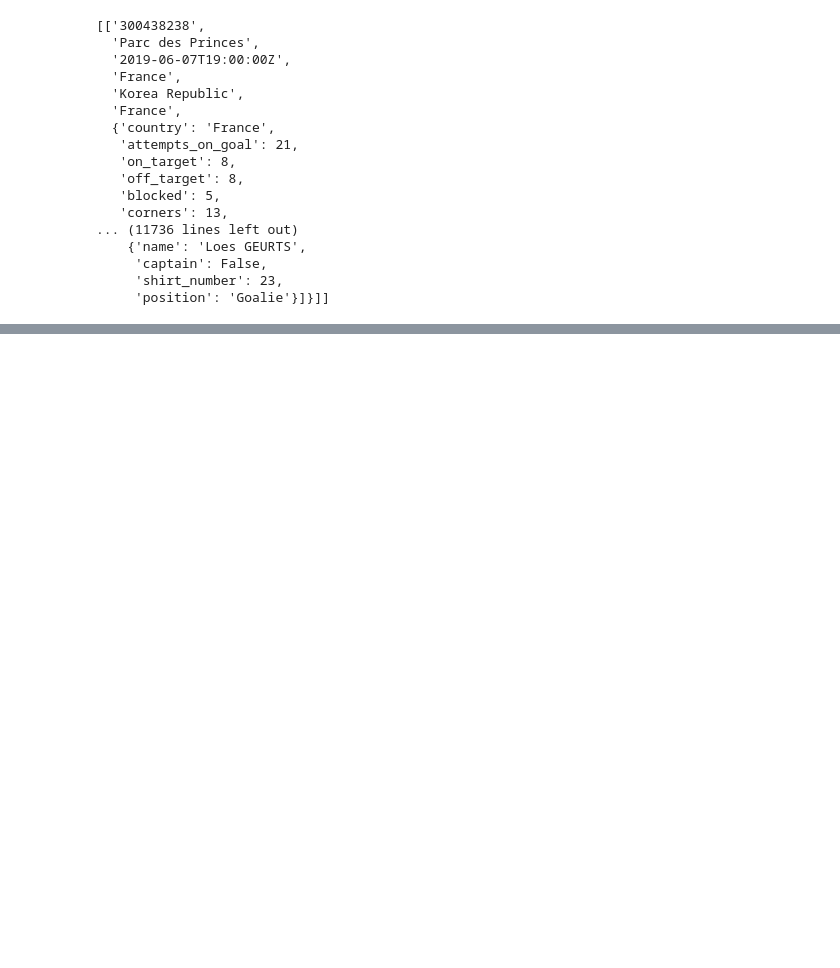
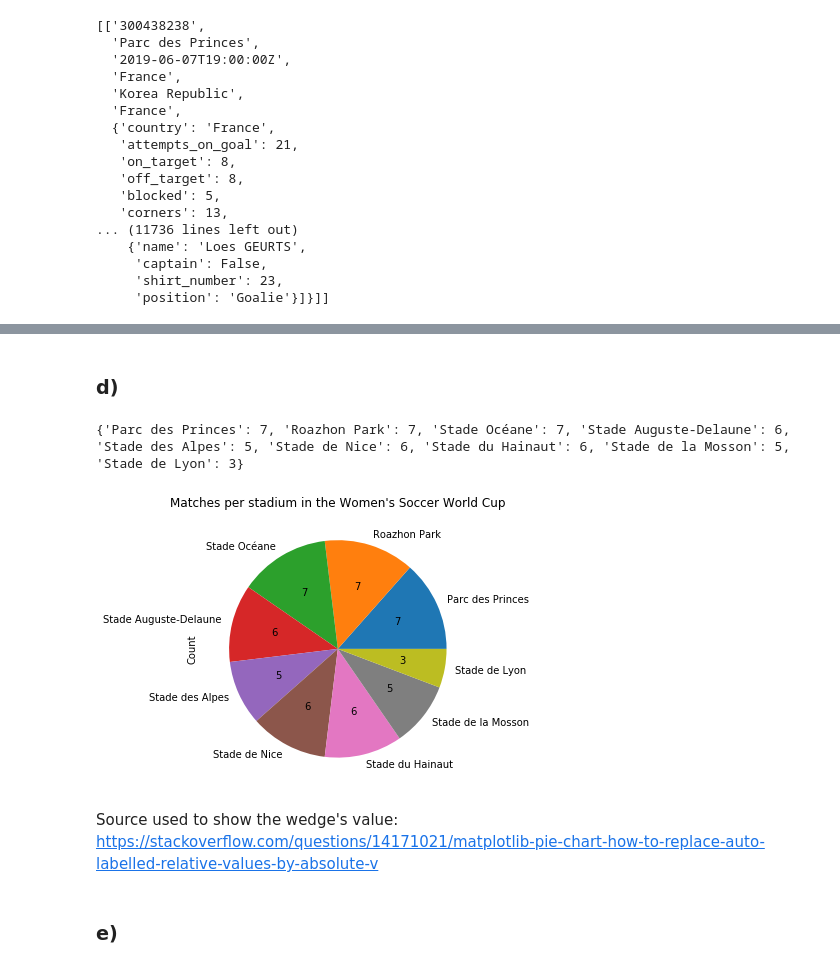
Before and after one commit to dimaTrinh/data-science-ait, a Jupyter notebook: Homework/Homework 2 - Duc Trinh.ipynb, the cells around one changed output, grey strips where cells are left out. Cells and saved outputs as stored; diff of their text form; code cells hidden in the pictures; blank space fills up the shorter version.

```diff
--- a/Homework/Homework 2 - Duc Trinh.ipynb
+++ b/Homework/Homework 2 - Duc Trinh.ipynb
@@ -107,7 +109,8 @@ matchesFrame.head(10)
 | 8 | 300438218 | Stade de la Mosson | 2019-06-10T19:00:00Z | Canada | Cameroon | Canada | {'country': 'Canada', 'attempts_o... | ... |
 | 9 | 300438237 | Stade Océane | 2019-06-11T13:00:00Z | New Zealand | Netherlands | Netherlands | {'country': 'New Zealand', 'attem... | ... |
 # %%
-matchesFrame["datetime_day"] = pd.DatetimeIndex(data = matchesFrame["datetime"]).day
+matchesFrame["date"] = pd.DatetimeIndex(data = matchesFrame["datetime"]).date
+matchesFrame["time"] = pd.DatetimeIndex(data = matchesFrame["datetime"]).time
 # %%
 matchesFrame.head(10)
 # %% [output]
@@ -122,3 +125,24 @@ matchesFrame.head(10)
 | 7 | 300438217 | Parc des Princes | 2019-06-10T16:00:00Z | Argentina | Japan | Draw | {'country': 'Argentina', 'attempt... | ... |
 | 8 | 300438218 | Stade de la Mosson | 2019-06-10T19:00:00Z | Canada | Cameroon | Canada | {'country': 'Canada', 'attempts_o... | ... |
 | 9 | 300438237 | Stade Océane | 2019-06-11T13:00:00Z | New Zealand | Netherlands | Netherlands | {'country': 'New Zealand', 'attem... | ... |
+# %% [markdown]
+### d)
+# %%
+stadiumDict = {}
+for loc in matchesFrame["location"]:
+    if loc not in stadiumDict:
+        stadiumDict[loc] = 1
+    else:
+        stadiumDict[loc] += 1
+print(stadiumDict)
+# %% [output]
+{'Parc des Princes': 7, 'Roazhon Park': 7, 'Stade Océane': 7, 'Stade Auguste-Delaune': 6, 'Stade des Alpes': 5, 'Stade de Nice': 6, 'Stade du Hainaut': 6, 'Stade de la Mosson': 5, 'Stade de Lyon': 3}
+# %%
+stadiumFrame = pd.DataFrame.from_records(data = list(stadiumDict.items()), columns = ["City","Count"])
+_ = stadiumFrame.plot.pie(y = "Count", figsize=(5,5), labels = stadiumFrame["City"], autopct=lambda x: '{:.0f}'.format(x * sum(stadiumFrame["Count"]) / 100), title = "Matches per stadium in the Women's Soccer World Cup", legend = 0)
+# %% [output]
+[figure, added]
+# %% [markdown]
+Source used to show the wedge's value: https://stackoverflow.com/questions/14171021/matplotlib-pie-chart-how-to-replace-auto-labelled-relative-values-by-absolute-v
+# %% [markdown]
+### e)
```
Also changed, not shown: parts of 2 cells of this notebook.
